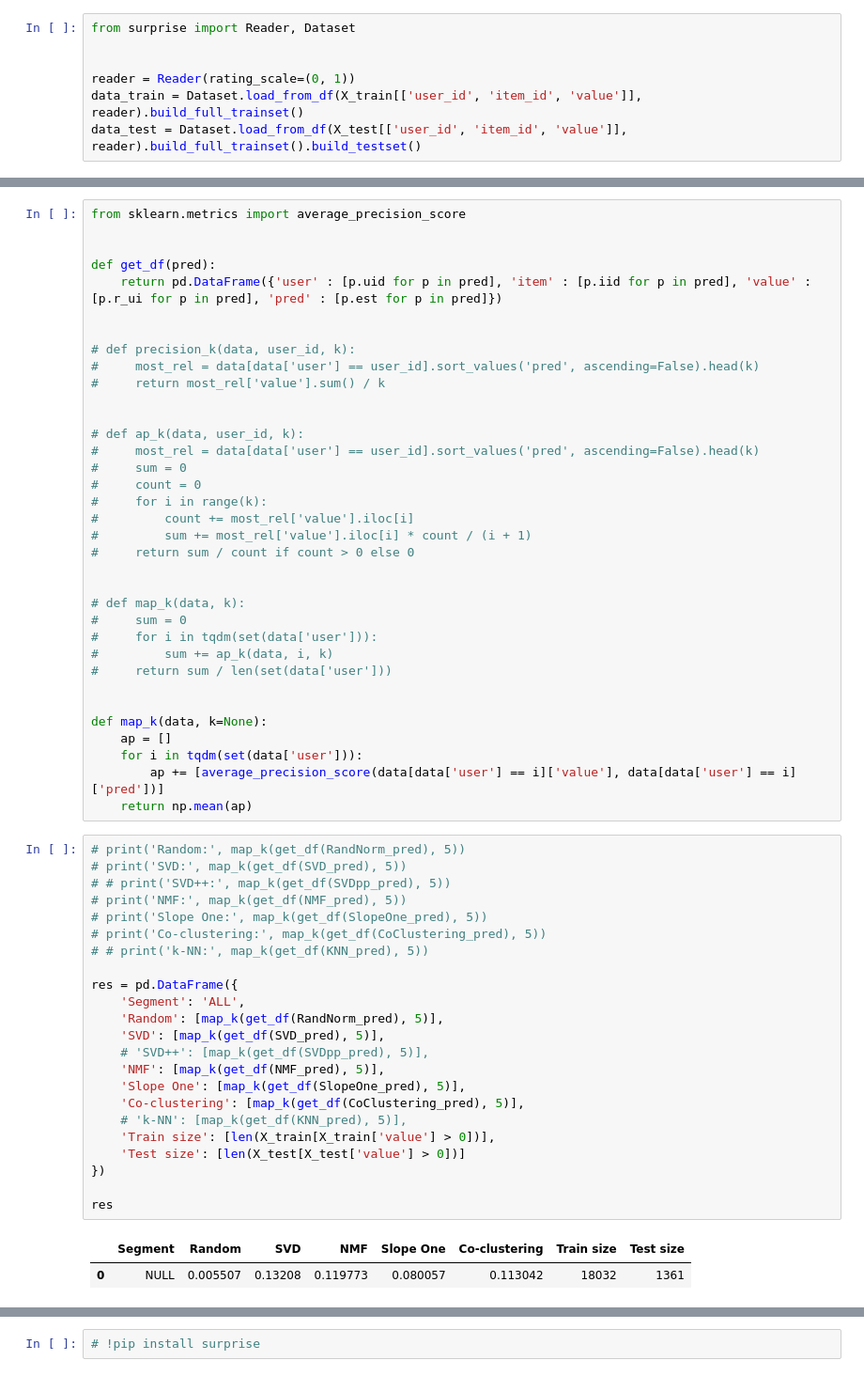
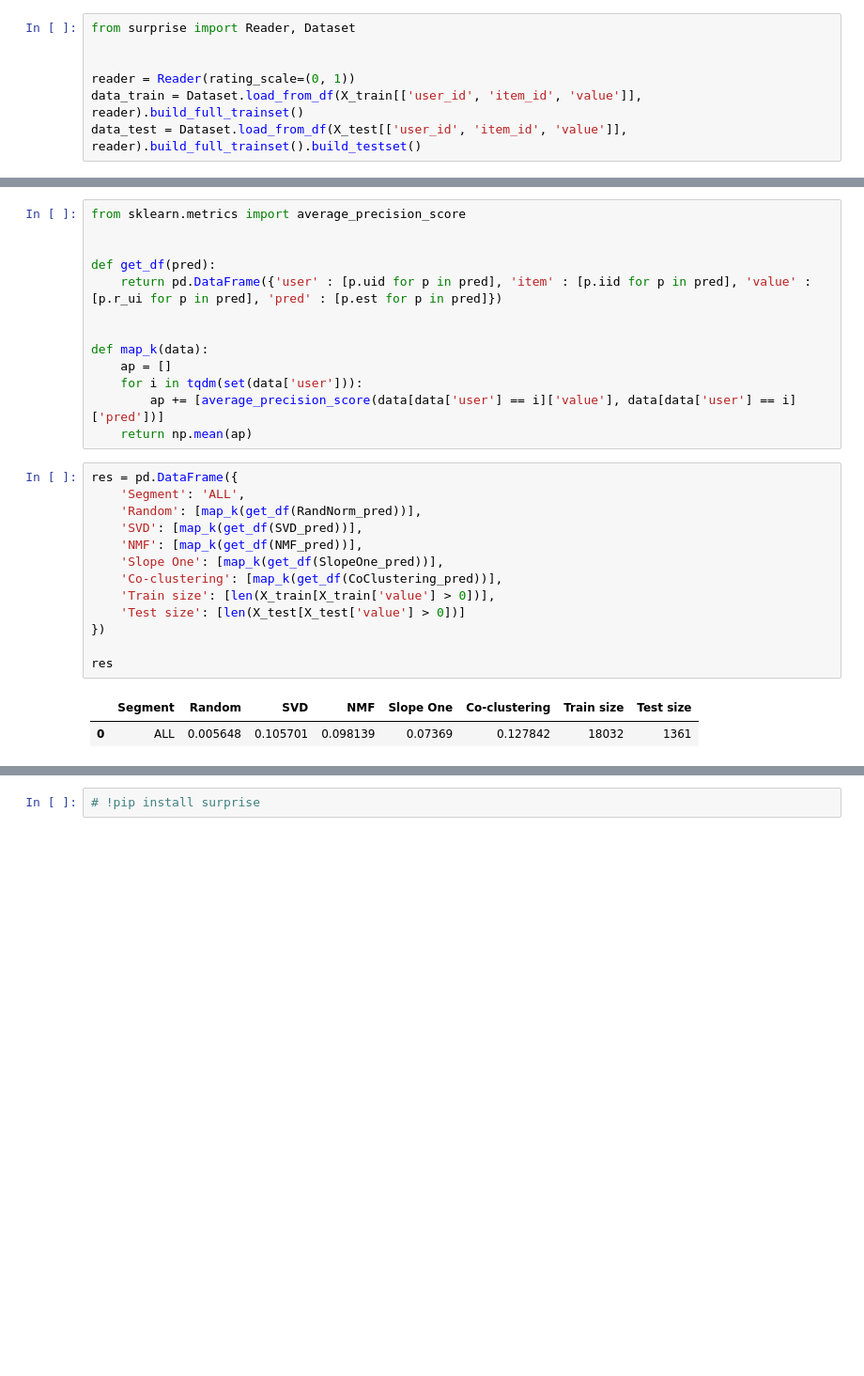
Before and after one commit to Zuvrex/VKR, a Jupyter notebook: notebook.ipynb, the cells around one changed output, grey strips where cells are left out. Shown at 94% size. Drawn from its saved outputs; the diff is of its cells as text; blank space fills up the shorter version.

```diff
--- a/notebook.ipynb
+++ b/notebook.ipynb
@@ -651,57 +620,25 @@ def get_df(pred):
     return pd.DataFrame({'user' : [p.uid for p in pred], 'item' : [p.iid for p in pred], 'value' : [p.r_ui for p in pred], 'pred' : [p.est for p in pred]})
 
 
-# def precision_k(data, user_id, k):
-#     most_rel = data[data['user'] == user_id].sort_values('pred', ascending=False).head(k)
-#     return most_rel['value'].sum() / k
-
-
-# def ap_k(data, user_id, k):
-#     most_rel = data[data['user'] == user_id].sort_values('pred', ascending=False).head(k)
-#     sum = 0
-#     count = 0
-#     for i in range(k):
-#         count += most_rel['value'].iloc[i]
-#         sum += most_rel['value'].iloc[i] * count / (i + 1)
-#     return sum / count if count > 0 else 0
-
-
-# def map_k(data, k):
-#     sum = 0
-#     for i in tqdm(set(data['user'])):
-#         sum += ap_k(data, i, k)
-#     return sum / len(set(data['user']))
-
-
-def map_k(data, k=None):
+def map_k(data):
     ap = []
     for i in tqdm(set(data['user'])):
         ap += [average_precision_score(data[data['user'] == i]['value'], data[data['user'] == i]['pred'])]
     return np.mean(ap)
 # %%
-# print('Random:', map_k(get_df(RandNorm_pred), 5))
-# print('SVD:', map_k(get_df(SVD_pred), 5))
-# # print('SVD++:', map_k(get_df(SVDpp_pred), 5))
-# print('NMF:', map_k(get_df(NMF_pred), 5))
-# print('Slope One:', map_k(get_df(SlopeOne_pred), 5))
-# print('Co-clustering:', map_k(get_df(CoClustering_pred), 5))
-# # print('k-NN:', map_k(get_df(KNN_pred), 5))
-
 res = pd.DataFrame({
     'Segment': 'ALL',
-    'Random': [map_k(get_df(RandNorm_pred), 5)],
-    'SVD': [map_k(get_df(SVD_pred), 5)],
-    # 'SVD++': [map_k(get_df(SVDpp_pred), 5)],
-    'NMF': [map_k(get_df(NMF_pred), 5)],
-    'Slope One': [map_k(get_df(SlopeOne_pred), 5)],
-    'Co-clustering': [map_k(get_df(CoClustering_pred), 5)],
-    # 'k-NN': [map_k(get_df(KNN_pred), 5)],
+    'Random': [map_k(get_df(RandNorm_pred))],
+    'SVD': [map_k(get_df(SVD_pred))],
+    'NMF': [map_k(get_df(NMF_pred))],
+    'Slope One': [map_k(get_df(SlopeOne_pred))],
+    'Co-clustering': [map_k(get_df(CoClustering_pred))],
     'Train size': [len(X_train[X_train['value'] > 0])],
     'Test size': [len(X_test[X_test['value'] > 0])]
 })
 
 res
 # %% [output]
 |  | Segment | Random | SVD | NMF | Slope One | Co-clustering | Train size | Test size |
-| 0 | NULL | 0.005507 | 0.13208 | 0.119773 | 0.080057 | 0.113042 | 18032 | 1361 |
+| 0 | ALL | 0.005648 | 0.105701 | 0.098139 | 0.07369 | 0.127842 | 18032 | 1361 |
 # %% [markdown]
```
Also changed, not shown: parts of 40 cells of this notebook, 1 other file.
